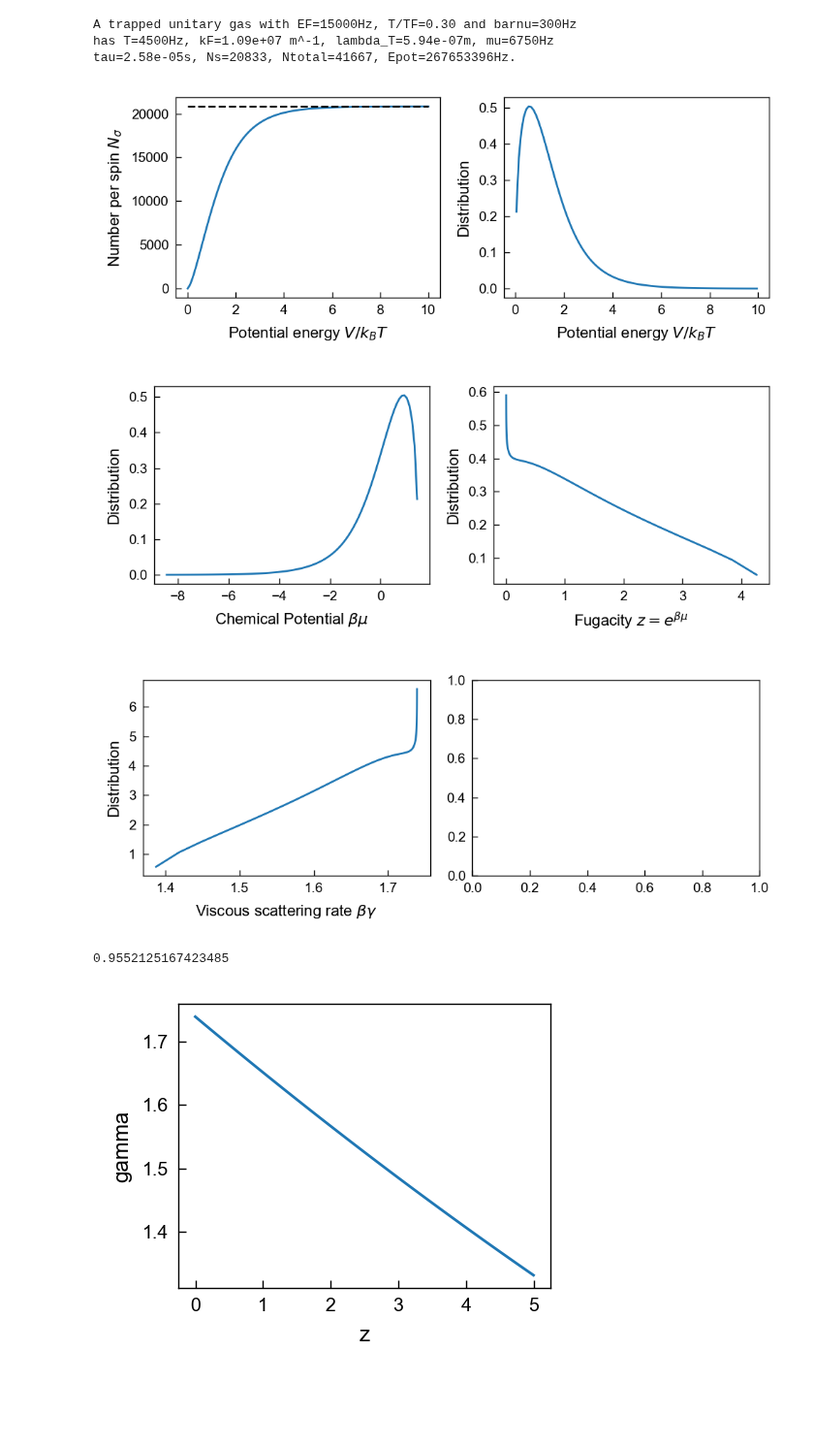
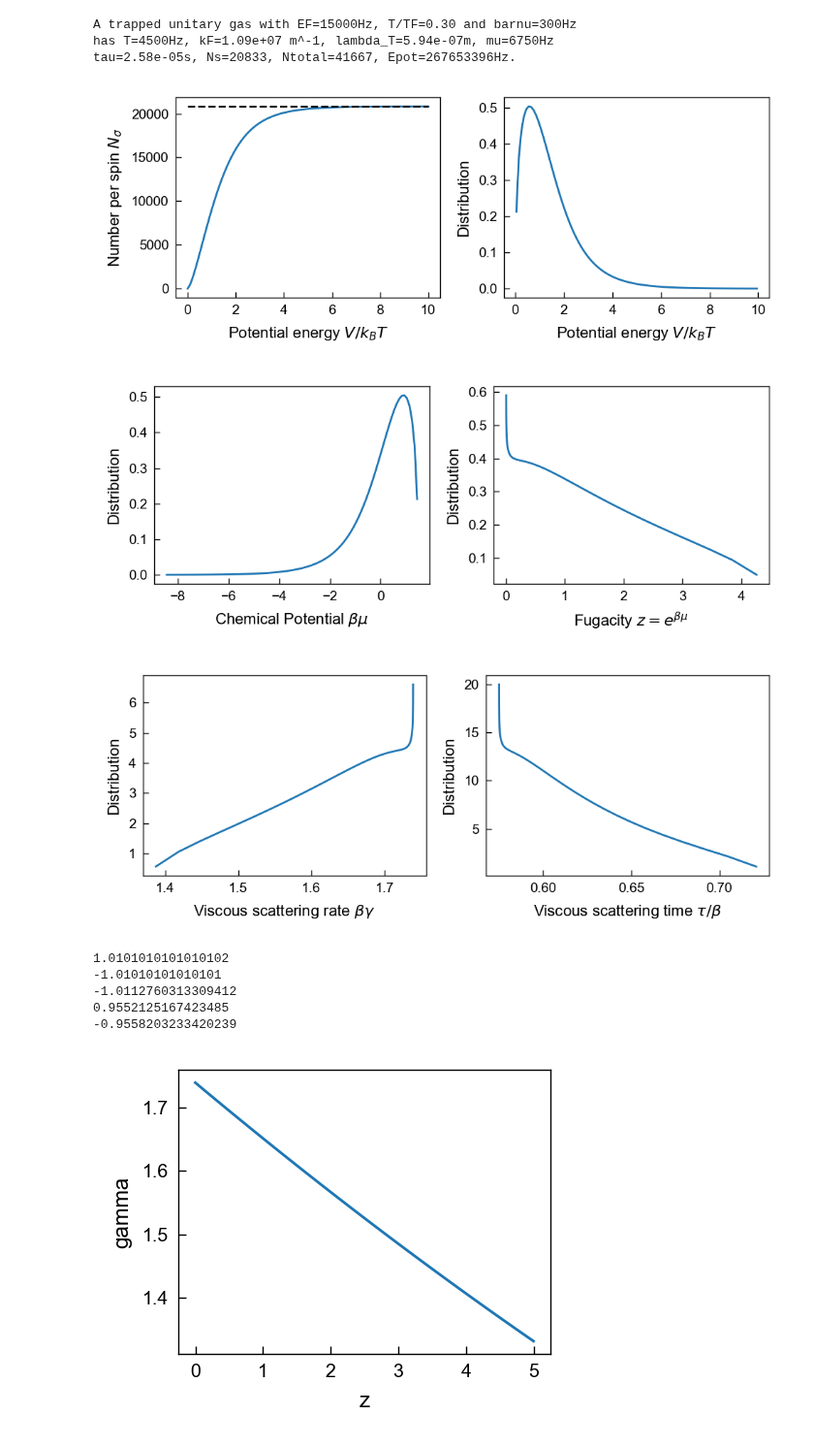
Before and after one commit to colinjdale/ChiPyLab, a Jupyter notebook: examples/plot_unitary_fermi_gas.ipynb, the cells around one changed output. Shown at 97% size. Cells and saved outputs as stored; diff of their text form; code cells hidden in the pictures; blank space fills up the shorter version.

```diff
--- a/examples/plot_unitary_fermi_gas.ipynb
+++ b/examples/plot_unitary_fermi_gas.ipynb
@@ -30,15 +30,15 @@ from amo.unitary_fermi_gas import number_per_spin, tau_inv, betagamma
 
 num = 100
 Vmax = 10*TUG.T
-Vs_cdf = np.linspace(0, Vmax, num)
+Vs_edges = np.linspace(0, Vmax, num)
 
 Ns_cdf = np.array([number_per_spin(TUG.betamutrap, TUG.betabaromega,
-                                  v_max=V/TUG.T) for V in Vs_cdf])
+                                  v_max=V/TUG.T) for V in Vs_edges])
 
-Vs_pdf = Vs_cdf[:-1] + np.diff(Vs_cdf)/2  # Mid points
-Ns_pdf = np.diff(Ns_cdf)
-norm = np.trapz(Ns_pdf, dx=Vmax/num/TUG.T)
-Ns_pdf /= norm
+Vs = Vs_edges[:-1] + np.diff(Vs_edges)/2  # Mid points
+V_pdf = np.diff(Ns_cdf)
+norm = np.trapz(V_pdf, dx=Vmax/num/TUG.T)
+V_pdf /= norm
 
 xlabel = r'Potential energy $V/k_BT$'
 ylabel = r'Number per spin $N_\sigma$'
@@ -48,83 +48,97 @@ fig, axs = plt.subplots(1,2, figsize=(5,2))
 
 ax = axs[0]
 ax.set(xlabel=xlabel, ylabel=ylabel)
-ax.plot(Vs_cdf/TUG.T, Ns_cdf)
+ax.plot(Vs_edges/TUG.T, Ns_cdf)
 ax.hlines(TUG.Ns, 0, Vmax/TUG.T, linestyle='--', color='k')
 
 ylabel = r'Distribution'
 
 ax = axs[1]
 ax.set(xlabel=xlabel, ylabel=ylabel)
-ax.plot(Vs_pdf/TUG.T, Ns_pdf)
+ax.plot(Vs/TUG.T, V_pdf)
 # ax.vlines(TUG.Ns, 0, Vmax/EF, linestyle='--', color='k')
 
 fig.tight_layout()
 
 plt.show()
 
-### Fugacity
-z_pdf = np.exp(TUG.betamutrap - Vs_pdf/TUG.T)
-z_jacobian = 1/z+pdf
 
 fig, axs = plt.subplots(1,2, figsize=(5,2))
 # fig.suptitle("CDF of atoms in a trapped unitary Fermi gas", fontsize=8)
+
+### Chemical potential
+mus = TUG.betamutrap - Vs/TUG.T
+mu_pdf = V_pdf
 
 xlabel = r'Chemical Potential $\beta\mu$'
 ylabel = r'Distribution'
 
 ax = axs[0]
 ax.set(xlabel=xlabel, ylabel=ylabel)
-ax.plot(TUG.betamutrap - Vs_pdf/TUG.T, Ns_pdf)
-# ax.vlines(TUG.Ns, 0, Vmax/EF, linestyle='--', color='k')
+ax.plot(mus, mu_pdf)
+
+### Fugacity
+zs = np.exp(mus)
+z_jacobian = 1/zs
+z_pdf = V_pdf * z_jacobian
+
 
 xlabel = r'Fugacity $z=e^{\beta\mu}$'
 ax = axs[1]
 ax.set(xlabel=xlabel, ylabel=ylabel)#, xscale='log')
-ax.plot(z_pdf, Ns_pdf * z_jacobian)
+ax.plot(zs, z_pdf)
 
 fig.tight_layout()
 
 plt.show()
 
 
 ### gamma
-gamma_pdf = betagamma(z_pdf)
+gammas = betagamma(zs)
 gamma_jacobian = 1/0.0892  # Ignoring quadratic term.
+gamma_pdf = z_pdf * gamma_jacobian
+
+# np.trapz(Ns_pdf/z_pdf*gamma_jacobian, x=gamma_pdf)
 
 fig, axs = plt.subplots(1,2, figsize=(5,2))
 
 xlabel = r'Viscous scattering rate $\beta\gamma$'
 ylabel = r'Distribution'
 
 ax = axs[0]
 ax.set(xlabel=xlabel, ylabel=ylabel)
-ax.plot(gamma_pdf, Ns_pdf * z_jacobian * gamma_jacobian)
+ax.plot(gammas, gamma_pdf)
 # ax.vlines(TUG.Ns, 0, Vmax/EF, linestyle='--', color='k')
 
 ### tau
-tau_pdf = 1/gamma_pdf
+taus = 1/gammas
 tau_jacobian = lambda tau: 1/tau**2
+tau_pdf = gamma_pdf * tau_jacobian(taus)
 
 xlabel = r'Viscous scattering time $\tau/\beta$'
 ax = axs[1]
 ax.set(xlabel=xlabel, ylabel=ylabel)#, xscale='log')
-ax.plot(tau_pdf, Ns_pdf * z_jacobian * gamma_jacobian * tau_jacobian(tau_pdf))
+ax.plot(taus, tau_pdf)
 
 fig.tight_layout()
 
 plt.show()
 # %% [output]
 [figure]
 [figure]
-[figure, old version]
+[figure, new version]
 # %%
-np.trapz(Ns_pdf/z_pdf, x=z_pdf)
-
-np.trapz(Ns_pdf/z_pdf*gamma_jacobian, x=gamma_pdf)
-
-# np.trapz(Ns_pdf)
+print(np.trapz(V_pdf, x=Vs/TUG.T))
+print(np.trapz(mu_pdf, x=mus))
+print(np.trapz(z_pdf, x=zs))
+print(np.trapz(gamma_pdf, x=gammas))
+print(np.trapz(tau_pdf, x=taus))
 # %% [output]
+1.0101010101010102
+-1.01010101010101
+-1.0112760313309412
 0.9552125167423485
+-0.9558203233420239
 # %%
 fig, ax = plt.subplots(figsize=(2.5,2))
 
```
